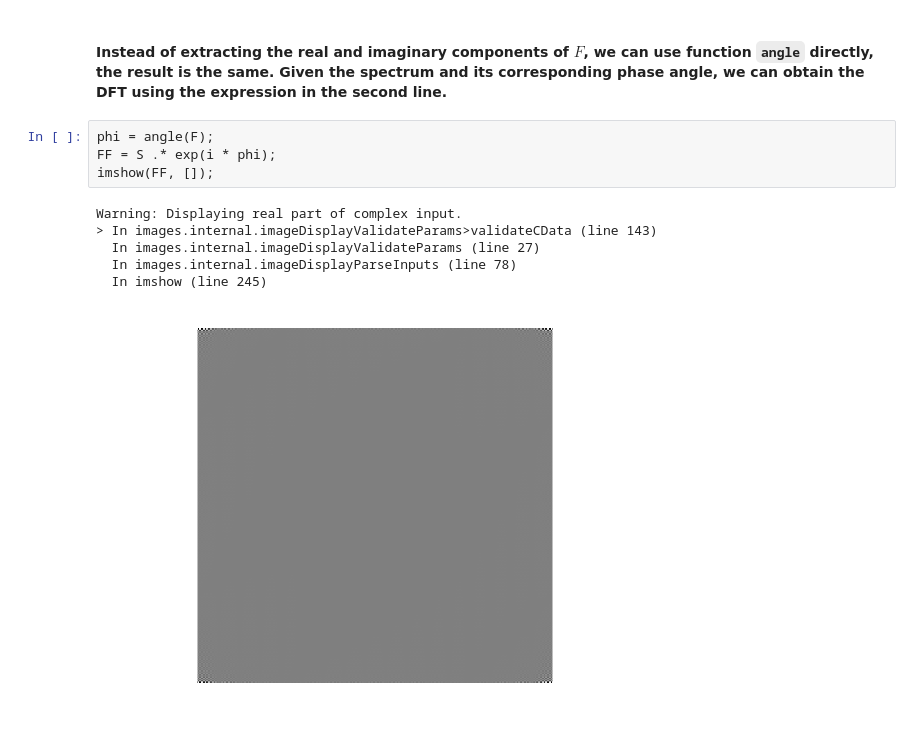
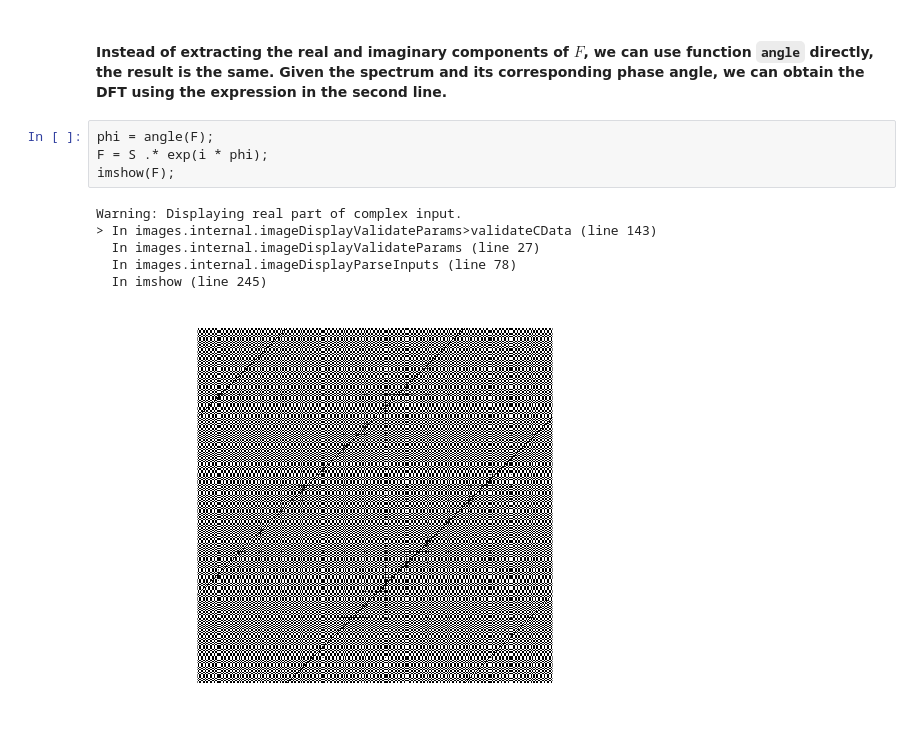
Before and after one commit to SunYufei/dipum2e, a Jupyter notebook: Chapter 3/3.2.ipynb, the cells around one changed output. Cells and saved outputs as stored; diff of their text form.

```diff
--- a/Chapter 3/3.2.ipynb
+++ b/Chapter 3/3.2.ipynb
@@ -77,12 +77,12 @@ phi = atan2(imag(F), real(F))
 #### Instead of extracting the real and imaginary components of $F$, we can use function `angle` directly, the result is the same. Given the spectrum and its corresponding phase angle, we can obtain the DFT using the expression in the second line.
 # %%
 phi = angle(F);
-FF = S .* exp(i * phi);
-imshow(FF, []);
+F = S .* exp(i * phi);
+imshow(F);
 # %% [output]
 Warning: Displaying real part of complex input.
 > In images.internal.imageDisplayValidateParams>validateCData (line 143)
   In images.internal.imageDisplayValidateParams (line 27)
   In images.internal.imageDisplayParseInputs (line 78)
   In imshow (line 245)
-[figure, old version]
+[figure, new version]
```
Also changed, not shown: 10 other files.
